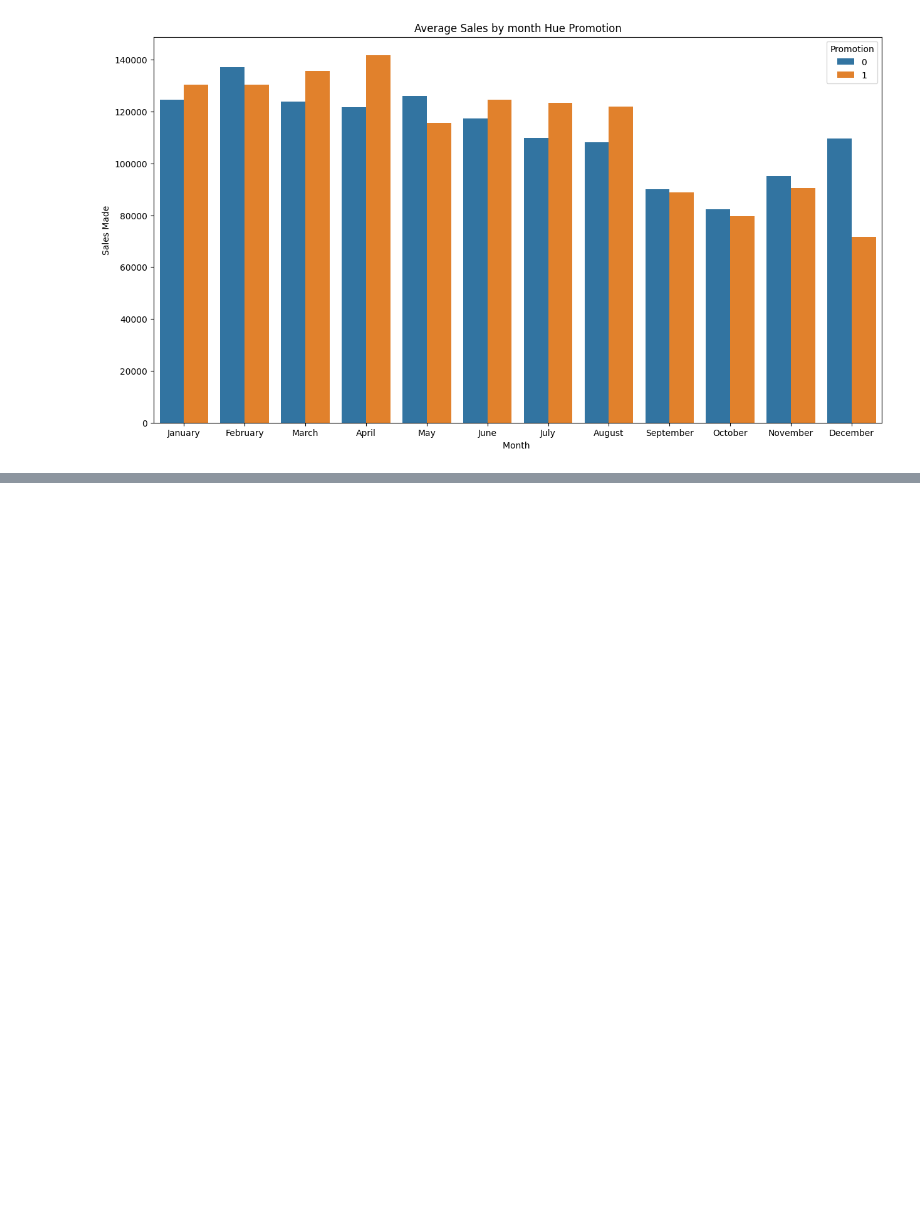
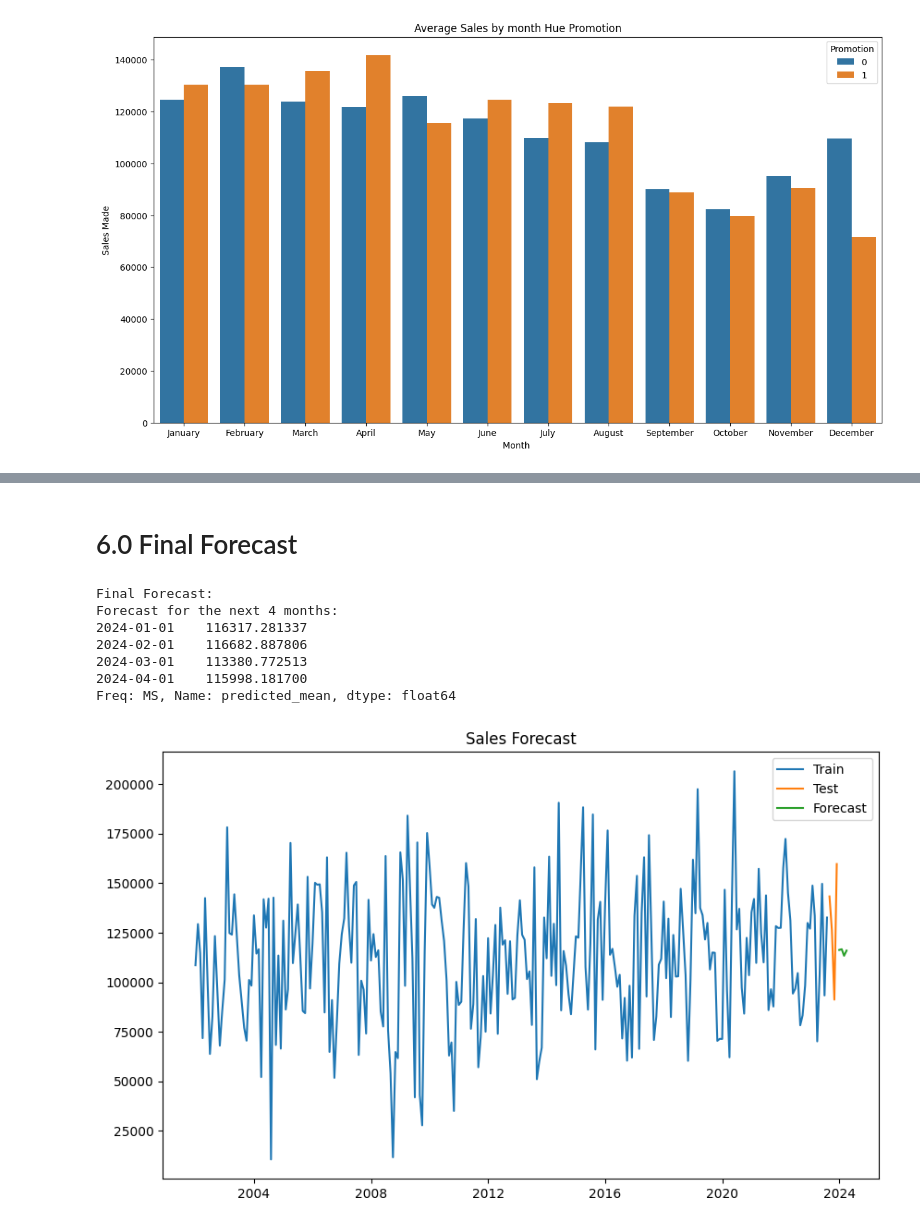
Before and after one commit to KennyOgun/enhanced_sales_forecasting_using_time_series_modeling, a Jupyter notebook: video_games_sales.ipynb, the cells around one changed output, grey strips where cells are left out. Saved outputs shown, nothing was run; the diff lists cells and outputs as text; code cells hidden in the pictures; blank space fills up the shorter version.

```diff
--- a/video_games_sales.ipynb
+++ b/video_games_sales.ipynb
@@ -673,0 +680,11 @@ plt.show()
+# %%
+print("Building ETS Model...")
+model_ets = ExponentialSmoothing(train, seasonal='add', seasonal_periods=12).fit()
+forecast_ets = model_ets.forecast(steps=4)
+
+# Create a date range for the next 4 months
+future_dates = pd.date_range(start="2024-01-01", periods=4, freq="MS")
+forecast_ets.index = future_dates
+
+print("Forecast for January-April 2024:")
+print(f"ETS:\n{forecast_ets}")
@@ -673,0 +731,5 @@ plt.show()
+# %%
+# Evaluate Models
+print("Evaluating Models...")
+best_model = compare_models(test, forecast_arima, forecast_ets, forecast_prophet)
+print(f"\nThe best model based on RMSE is: {best_model}")
@@ -673,0 +800,29 @@ plt.show()
+# %% [markdown]
+# 6.0 Final Forecast
+# %%
+# Final Forecast
+print("Final Forecast:")
+final_forecast = forecast_arima if best_model == "ARIMA" else (
+    forecast_ets if best_model == "ETS" else forecast_prophet.iloc[-4:]['yhat']
+)
+# Step 5: Final Forecast
+print("Forecast for the next 4 months:")
+print(final_forecast)
+
+# Plot the forecast
+plt.figure(figsize=(10, 6))
+plt.plot(train, label='Train')
+plt.plot(test, label='Test')
+plt.plot(final_forecast, label='Forecast')
+plt.legend(loc='best')
+plt.title('Sales Forecast')
+plt.show()
+# %% [output]
+Final Forecast:
+Forecast for the next 4 months:
+2024-01-01    116317.281337
+2024-02-01    116682.887806
+2024-03-01    113380.772513
+2024-04-01    115998.181700
+Freq: MS, Name: predicted_mean, dtype: float64
+[figure, added]
```
Also changed, not shown: parts of 60 cells of this notebook.
